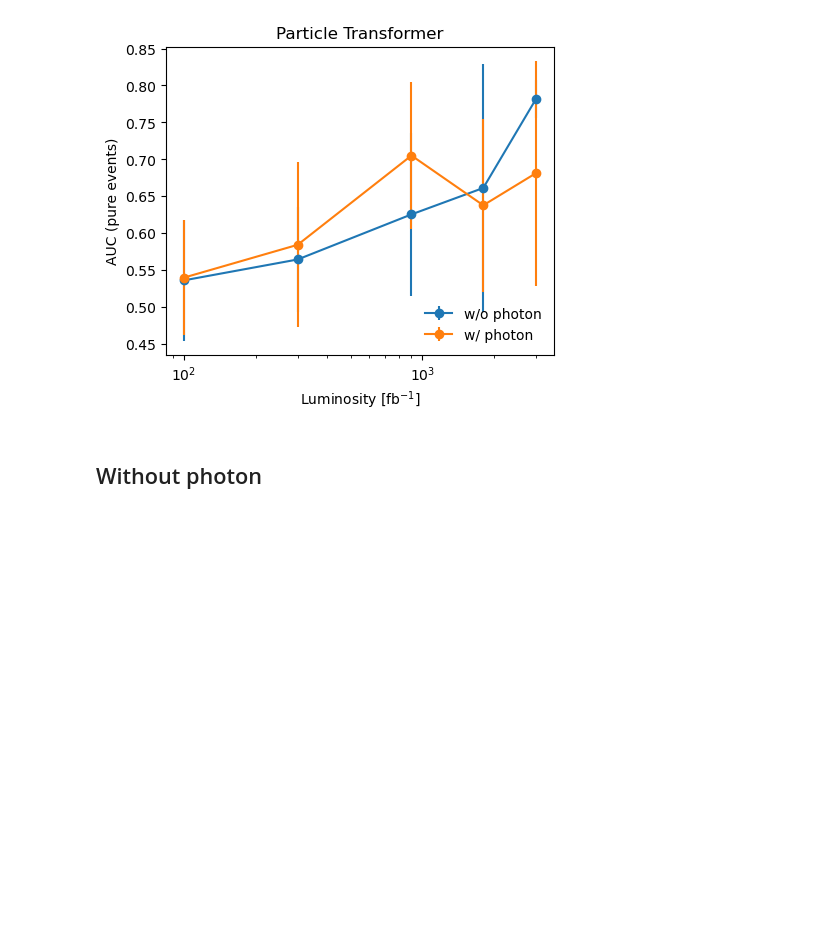
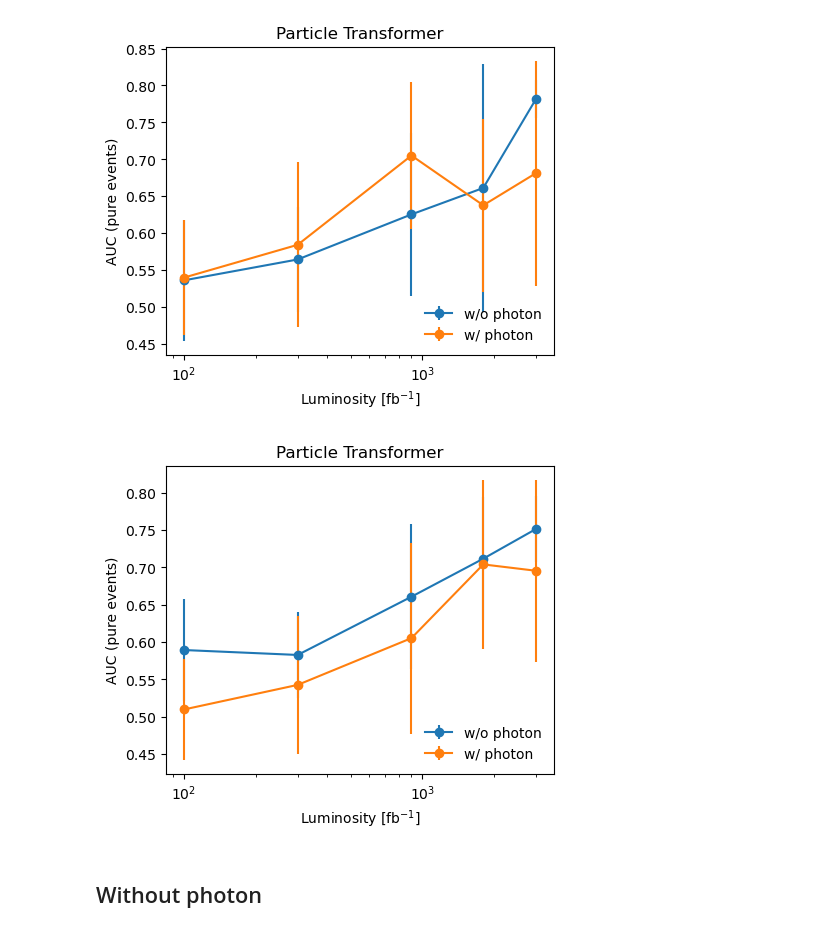
Before and after one commit to r10222035/higgs_production, a Jupyter notebook: Particle_transformer/read_training_results.ipynb, the cells around one changed output. Saved outputs shown, nothing was run; the diff lists cells and outputs as text; code cells hidden in the pictures; blank space fills up the shorter version.

Commit message:
Code: Implement the pT normalization in ParT

```diff
--- a/Particle_transformer/read_training_results.ipynb
+++ b/Particle_transformer/read_training_results.ipynb
@@ -208,6 +208,42 @@ plt.savefig('../figures/ParT_AUC-true_L.pdf', dpi=300, facecolor='White', bbox_i
 plt.show()
 # %% [output]
 [figure]
+# %%
+import matplotlib.pyplot as plt
+
+file_name = './GGF_VBF_training_results.csv'
+df = pd.read_csv(file_name)
+df = df.query("time > '2025-08-21' and time < '2025-08-23 07'")
+# %%
+def plot_luminosity_vs_AUC(ax, df, sample_type_pattern, luminosities, label=None):
+    AUCs, AUC_errors = [], []
+    for L in luminosities:
+        sample_type = sample_type_pattern.format(L)
+        AUC = df[df['Sample Type'] == sample_type]['AUC-true']
+        AUCs.append(AUC.mean())
+        AUC_errors.append(AUC.std())
+    ax.errorbar(luminosities, AUCs, yerr=AUC_errors, fmt='o-', label=label)
+
+
+fig, ax = plt.subplots(figsize=(5, 4))
+
+sample_type_pattern = 'quark jet: = 2, L: {} fb^-1, w/o photon, pT normalization'
+luminosities = [100, 300, 900, 1800, 3000]
+plot_luminosity_vs_AUC(ax, df, sample_type_pattern, luminosities, label='w/o photon')
+
+sample_type_pattern = 'quark jet: = 2, L: {} fb^-1, w/ photon, pT normalization'
+plot_luminosity_vs_AUC(ax, df, sample_type_pattern, luminosities, label='w/ photon')
+
+ax.set_xscale('log')
+ax.set_xlabel('Luminosity [fb$^{-1}$]')
+ax.set_ylabel('AUC (pure events)')
+ax.set_title('Particle Transformer')
+ax.legend(frameon=False, loc='lower right')
+
+plt.savefig('../figures/ParT_AUC-true_L-pTnorm.pdf', dpi=300, facecolor='White', bbox_inches='tight')
+plt.show()
+# %% [output]
+[figure, added]
 # %% [markdown]
 ## Without photon
 # %%
```
Also changed, not shown: parts of 4 cells of this notebook, 5 other files.
